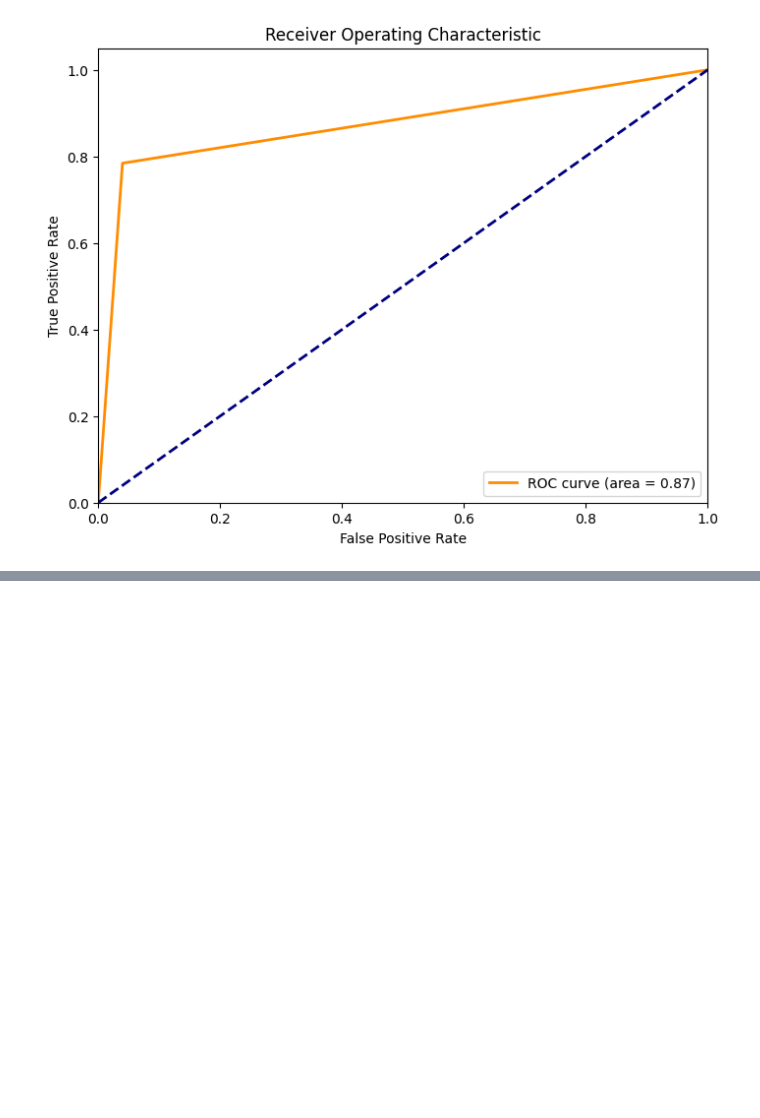
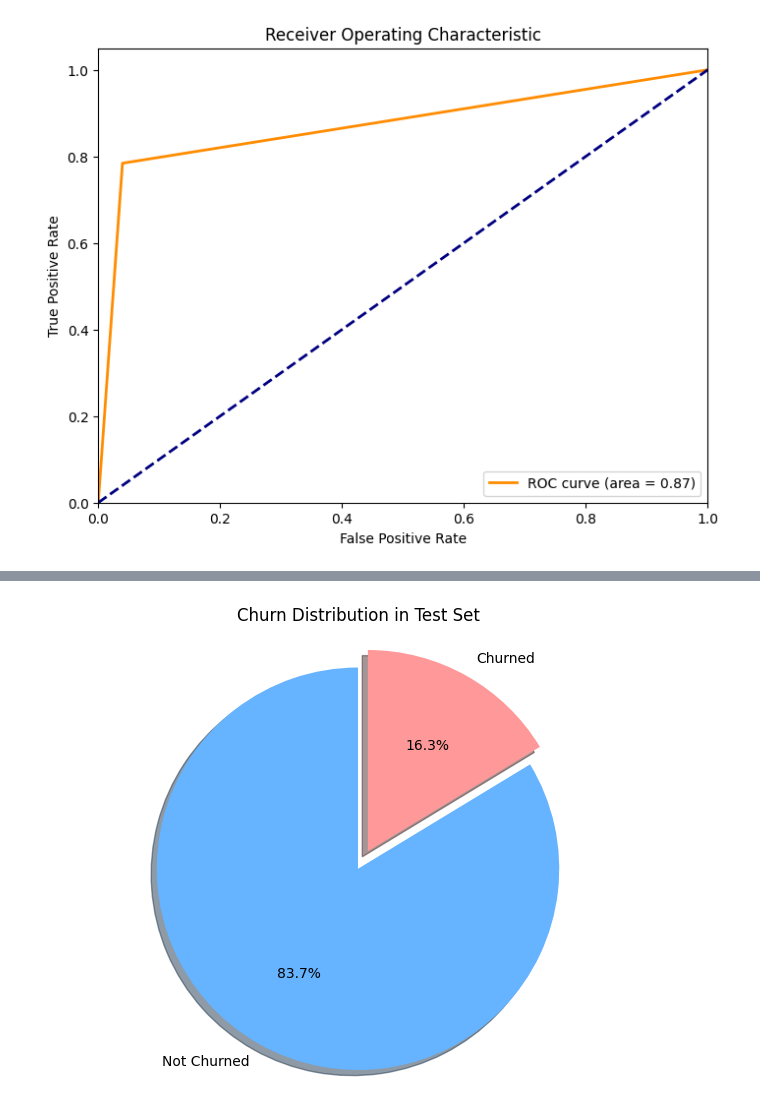
Before and after one commit to mahsanazar/Machine-Learnin--Churn-prediction, a Jupyter notebook: decisiontreemodel.ipynb, the cells around one changed output, grey strips where cells are left out. Saved outputs shown, nothing was run; the diff lists cells and outputs as text; code cells hidden in the pictures; blank space fills up the shorter version.

```diff
--- a/decisiontreemodel.ipynb
+++ b/decisiontreemodel.ipynb
@@ -152,0 +275,18 @@ plt.show()
+# %%
+# Counting the number of churned vs not churned in y_test
+churn_distribution = y_test.value_counts()
+
+# Labels for the pie chart
+labels = 'Not Churned', 'Churned'
+sizes = [churn_distribution[0], churn_distribution[1]]
+colors = ['#66b3ff', '#ff9999']
+explode = (0, 0.1)  # only explode the 2nd slice (i.e., Churned)
+
+# Plotting the pie chart
+plt.figure(figsize=(8, 6))
+plt.pie(sizes, explode=explode, labels=labels, colors=colors, autopct='%1.1f%%', shadow=True, startangle=90)
+plt.axis('equal')  # Equal aspect ratio ensures that pie is drawn as a circle.
+plt.title('Churn Distribution in Test Set')
+plt.show()
+# %% [output]
+[figure, added]
```
Also changed, not shown: parts of 18 cells of this notebook, 20 other files.
